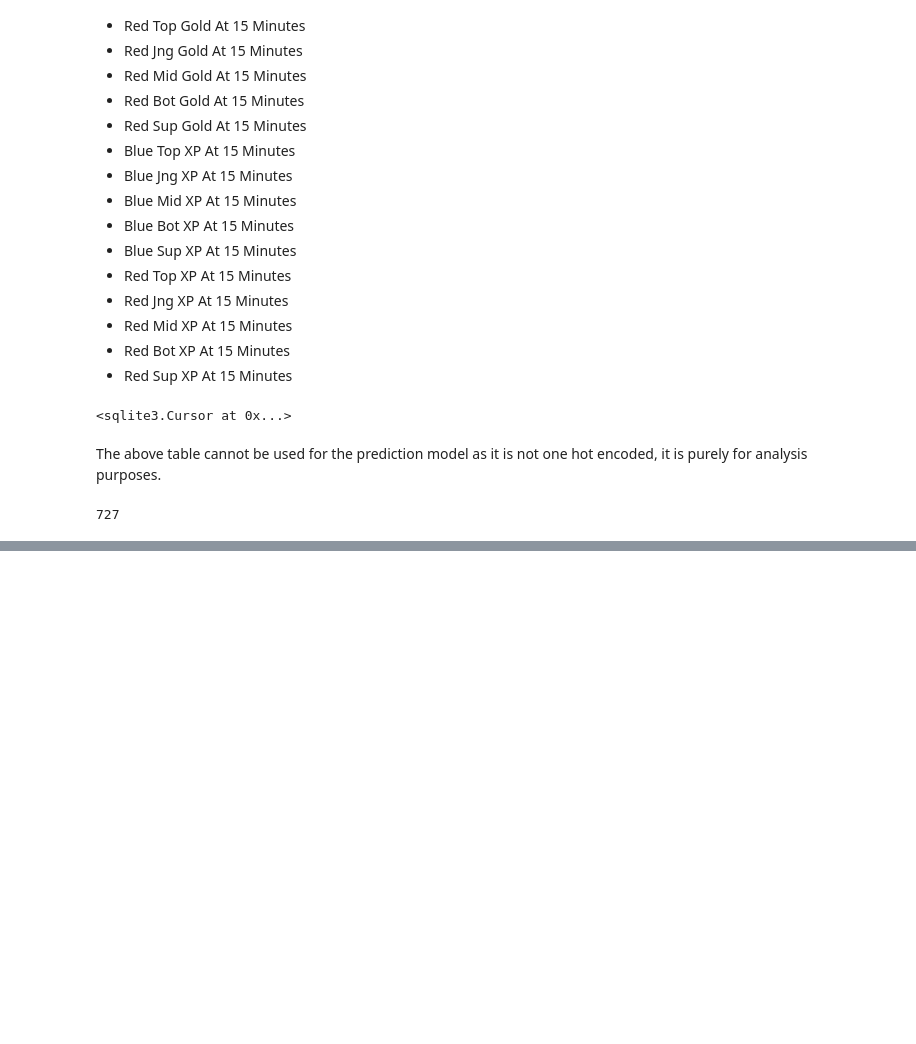
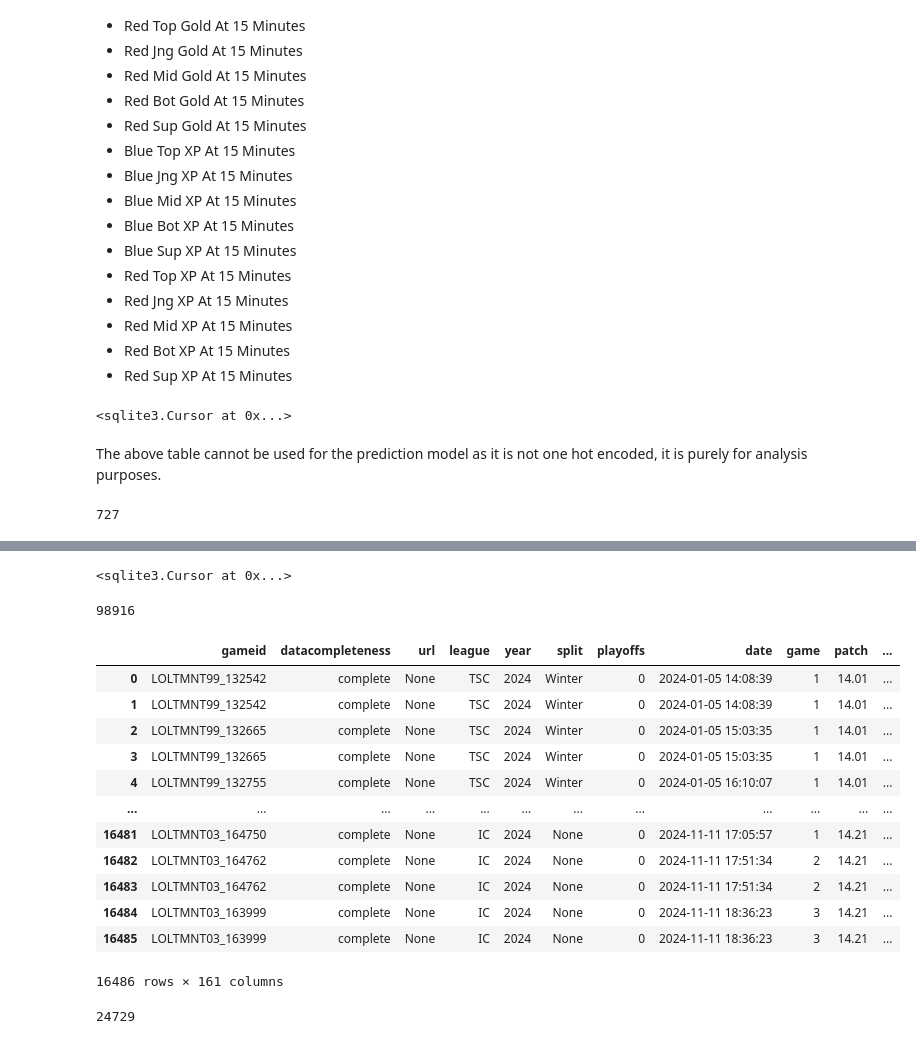
Before and after one commit to SuyogKhanal5/LeagueProPrediction, a Jupyter notebook: exploration.ipynb, the cells around one changed output, grey strips where cells are left out. Cells and saved outputs as stored; diff of their text form; code cells hidden in the pictures; blank space fills up the shorter version.

```diff
--- a/exploration.ipynb
+++ b/exploration.ipynb
@@ -502,0 +1056,65 @@ print(accuracy)
+# %%
+data = pd.read_csv('completeMatchData.csv')
+
+conn = sqlite3.connect('games.db')
+
+cur = conn.cursor()
+
+cur.execute('DROP TABLE IF EXISTS CompleteGameData')
+
+cur.execute('''CREATE TABLE CompleteGameData (
+            Result INT,
+            GameLength INT,
+            Kills INT,
+            Deaths INT,
+            FirstBlood INT,
+            Dragons INT,
+            ElderDragons INT,
+            Herald INT,
+            Barons INT,
+            Turrets INT,
+            Inhibitors INT,
+            FirstTurret INT,
+            TurretPlates INT,
+            FirstDragon INT,
+            VoidGrubs INT,
+            FirstBaron INT,
+            TotalGold INT,
+            MonsterKills INT,
+            MinionKills INT,
+            DamageDealt INT,
+            RedDragons INT,
+            RedElderDragons INT,
+            RedBarons INT,
+            RedTurrets INT,
+            RedInhibitors INT,
+            RedTurretPlates INT,
+            RedVoidGrubs INT,
+            RedTotalGold INT,
+            RedMonsterKills INT,
+            RedMinionKills INT,
+            RedDamageDealt INT
+)''')
+# %% [output]
+<sqlite3.Cursor at 0x...>
+# %%
+data.to_sql('OriginalDataSet', conn, index=False)
+# %% [output]
+98916
+# %%
+data = pd.read_sql('SELECT * FROM OriginalDataSet WHERE position = \'team\'', conn)
+data
+# %% [output]
+|  | gameid | datacompleteness | url | league | year | split | playoffs | date | game | patch | ... |
+| 0 | LOLTMNT99_132542 | complete | None | TSC | 2024 | Winter | 0 | 2024-01-05 14:08:39 | 1 | 14.01 | ... |
+| 1 | LOLTMNT99_132542 | complete | None | TSC | 2024 | Winter | 0 | 2024-01-05 14:08:39 | 1 | 14.01 | ... |
+| 2 | LOLTMNT99_132665 | complete | None | TSC | 2024 | Winter | 0 | 2024-01-05 15:03:35 | 1 | 14.01 | ... |
+| 3 | LOLTMNT99_132665 | complete | None | TSC | 2024 | Winter | 0 | 2024-01-05 15:03:35 | 1 | 14.01 | ... |
+| 4 | LOLTMNT99_132755 | complete | None | TSC | 2024 | Winter | 0 | 2024-01-05 16:10:07 | 1 | 14.01 | ... |
+| ... | ... | ... | ... | ... | ... | ... | ... | ... | ... | ... | ... |
+| 16481 | LOLTMNT03_164750 | complete | None | IC | 2024 | None | 0 | 2024-11-11 17:05:57 | 1 | 14.21 | ... |
+| 16482 | LOLTMNT03_164762 | complete | None | IC | 2024 | None | 0 | 2024-11-11 17:51:34 | 2 | 14.21 | ... |
+| 16483 | LOLTMNT03_164762 | complete | None | IC | 2024 | None | 0 | 2024-11-11 17:51:34 | 2 | 14.21 | ... |
+| 16484 | LOLTMNT03_163999 | complete | None | IC | 2024 | None | 0 | 2024-11-11 18:36:23 | 3 | 14.21 | ... |
+| 16485 | LOLTMNT03_163999 | complete | None | IC | 2024 | None | 0 | 2024-11-11 18:36:23 | 3 | 14.21 | ... |
+16486 rows × 161 columns
@@ -502,0 +1193,8 @@ print(accuracy)
+# %%
+cur.execute('DROP TABLE IF EXISTS CompleteGameData')
+
+fullData.dropna(inplace=True) # # remove the player rows and leave just the team ones
+
+fullData.to_sql('CompleteGameData', conn, index=False)
+# %% [output]
+24729
```
Also changed, not shown: parts of 24 cells of this notebook, 2 other files.
